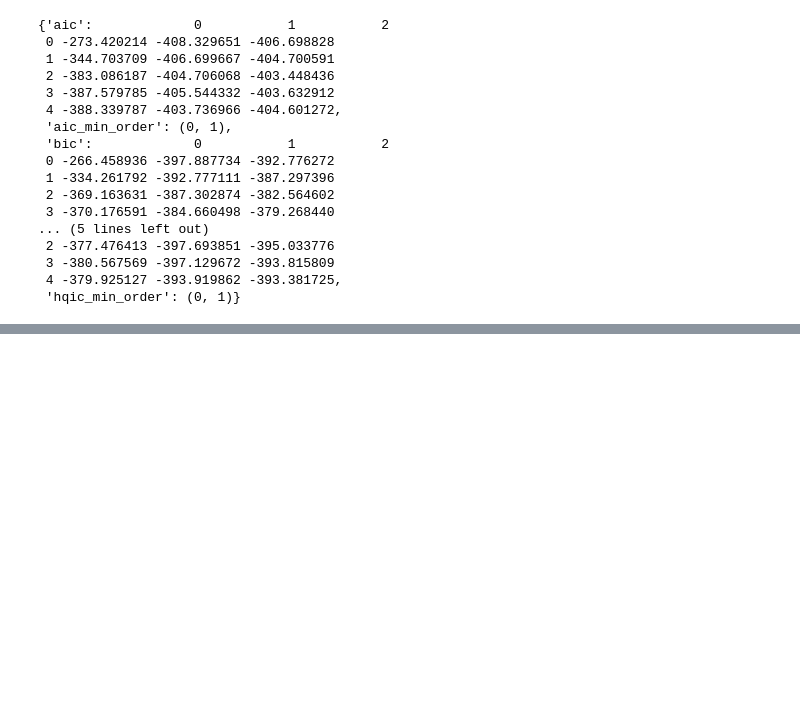
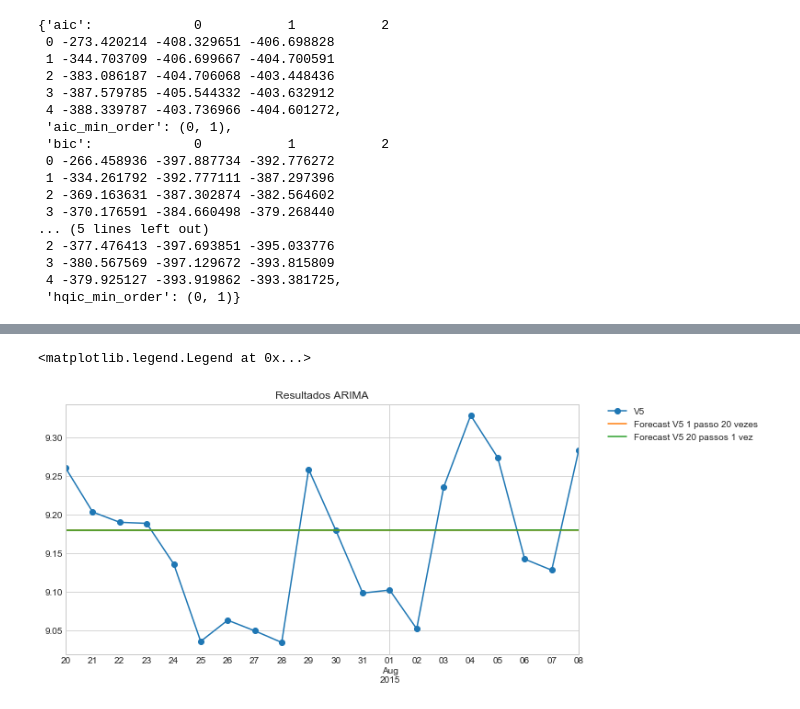
Before and after one commit to PablocFonseca/econometriaII, a Jupyter notebook: Lista Pratica 2.ipynb, the cells around one changed output, grey strips where cells are left out. Saved outputs shown, nothing was run; the diff lists cells and outputs as text; code cells hidden in the pictures; blank space fills up the shorter version.

```diff
--- a/Lista Pratica 2.ipynb
+++ b/Lista Pratica 2.ipynb
@@ -274,0 +210,37 @@ ValueError: Shape of passed values is (1, 20), indices imply (1, 1)
+# %%
+#calcula as previsões 1 passo a frente, 20 vezes
+
+sim_data = data2.iloc[:200].copy()
+
+arima_data = sim_data['V5'].copy()
+var12_data = sim_data[['V5','V6']].copy()
+var1234_data = sim_data.copy()
+armadl_data = sim_data['V5'].copy()
+exog_data = sim_data['V6'].copy()
+
+for i in range(20):
+    modelo_arima = sm.tsa.ARIMA(arima_data,order=(0,1,1), exog=None).fit()
+    forecast_arima = pd.Series(modelo_arima.forecast(1)[0], index=[arima_data.index[-1] + pd.Timedelta(days=1)], name='V5')
+    arima_data = arima_data.append(forecast_arima)
+
+    var_12 = sm.tsa.VAR(var12_data)
+    var_12_results = var_12.fit(2)
+    forecast_var_12 = pd.DataFrame(var_12_results.forecast_interval(var_12_results.y[-2:],1)[1], columns=['V5','V6'], index=[var12_data.index[-1] + pd.Timedelta(days=1)])
+    var12_data = var12_data.append(forecast_var_12)
+
+    var_1234 = sm.tsa.VAR(var1234_data)
+    var_1234_results = var_1234.fit(2)
+    forecast_var_1234 = pd.DataFrame(var_1234_results.forecast_interval(var_1234_results.y[-2:],1)[1], columns=var1234_data.columns, index=[var1234_data.index[-1] +  pd.Timedelta(days=1)])
+    var1234_data = var1234_data.append(forecast_var_1234)
+
+    exog_model = sm.tsa.ARMA(exog_data.values,order=(0,1)).fit()
+    modelo_armadl = sm.tsa.ARMA(armadl_data,order=(0,1), exog=exog_data).fit()
+
+    forecast_exog = exog_model.forecast(1)[0]
+    exog_data[exog_data.index[-1] + pd.Timedelta(days=1)] = forecast_exog[0]
+
+    forecast_armadl = pd.Series(modelo_armadl.forecast(1, exog=forecast_exog)[0], name='V5', index=[armadl_data.index[-1] + pd.Timedelta(days=1)])
+    armadl_data = armadl_data.append(forecast_armadl)
+
+forecasts1p20 = pd.concat([data2,arima_data, armadl_data, var12_data, var1234_data], axis=1, keys=['REAL','ARIMA','ARMADL','VAR_X12','VAR_X1234']).iloc[200:220]
+forecasts1p20.head().style.set_caption('Primeiras 5 previsões realizadas 1 passo de cada vez.')
@@ -274,0 +276,10 @@ ValueError: Shape of passed values is (1, 20), indices imply (1, 1)
+# %%
+x = pd.concat([forecasts, forecasts1p20], axis=1, keys=['20 passos 1 vez', '1 passo 20 vezes']).swaplevel(i=-3, j=-2, axis=1).sort_index(axis=1)
+x.columns = pd.MultiIndex.from_tuples([(a,'Forecast {} {}'.format(c,b)) for a,b,c in x.columns])
+# %%
+ax = forecasts['REAL']['V5'].to_frame('V5').plot(figsize=(10,5), title='Resultados ARIMA', marker='o')
+x['ARIMA'].plot(ax=ax)
+plt.legend(bbox_to_anchor=(1.05, 1), loc=2, borderaxespad=0.)
+# %% [output]
+<matplotlib.legend.Legend at 0x...>
+[figure, added]
```
Also changed, not shown: parts of 34 cells of this notebook.
